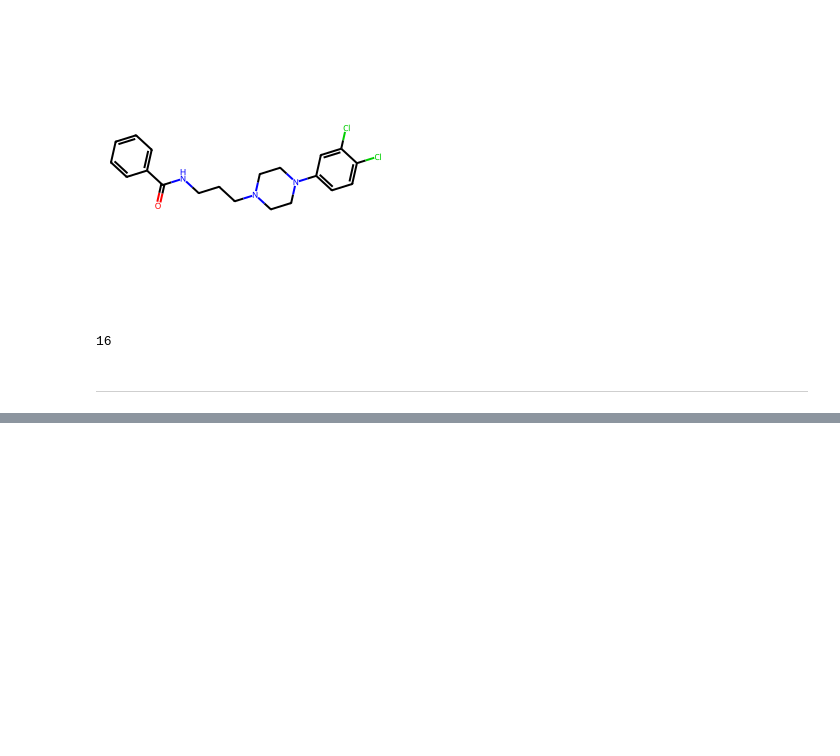
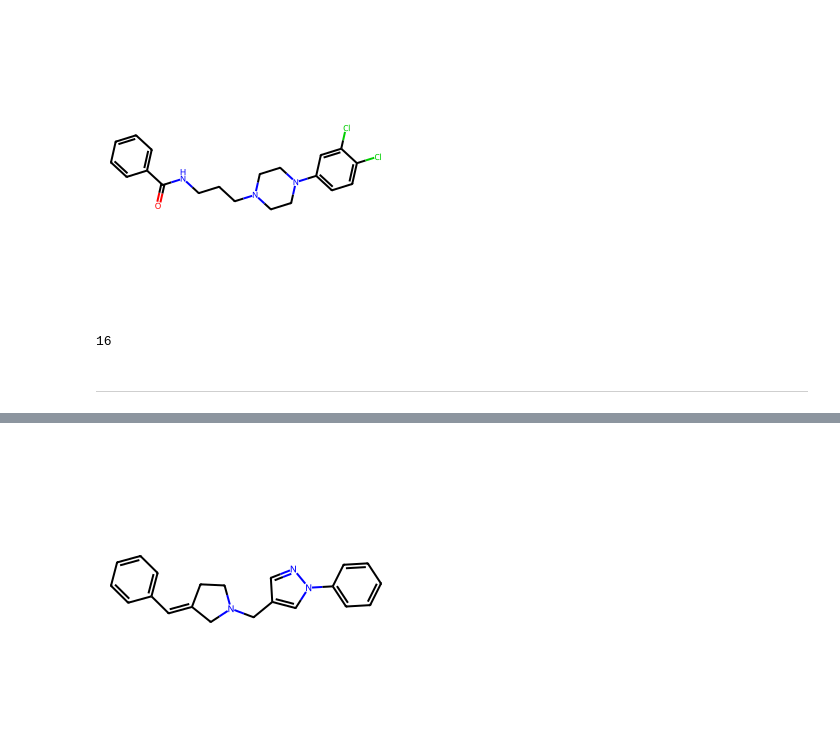
Before and after one commit to robsyc/MB-VAE-DTI, a Jupyter notebook: notebooks/training_validating.ipynb, the cells around one changed output, grey strips where cells are left out. Cells and saved outputs as stored; diff of their text form; code cells hidden in the pictures; blank space fills up the shorter version.

```diff
--- a/notebooks/training_validating.ipynb
+++ b/notebooks/training_validating.ipynb
@@ -376,0 +436,11 @@ pl.seed_everything(config.hardware.seed, workers=True)
+# %%
+# draw SMILES using RDKit
+
+from rdkit import Chem
+from rdkit.Chem import Draw
+
+smiles = "C(=C1CCN(Cc2cnn(-c3ccccc3)c2)C1)c1ccccc1"
+mol = Chem.MolFromSmiles(smiles)
+Draw.MolToImage(mol)
+# %% [output]
+[figure, added]
```
Also changed, not shown: parts of 12 cells of this notebook, 2 other files.
